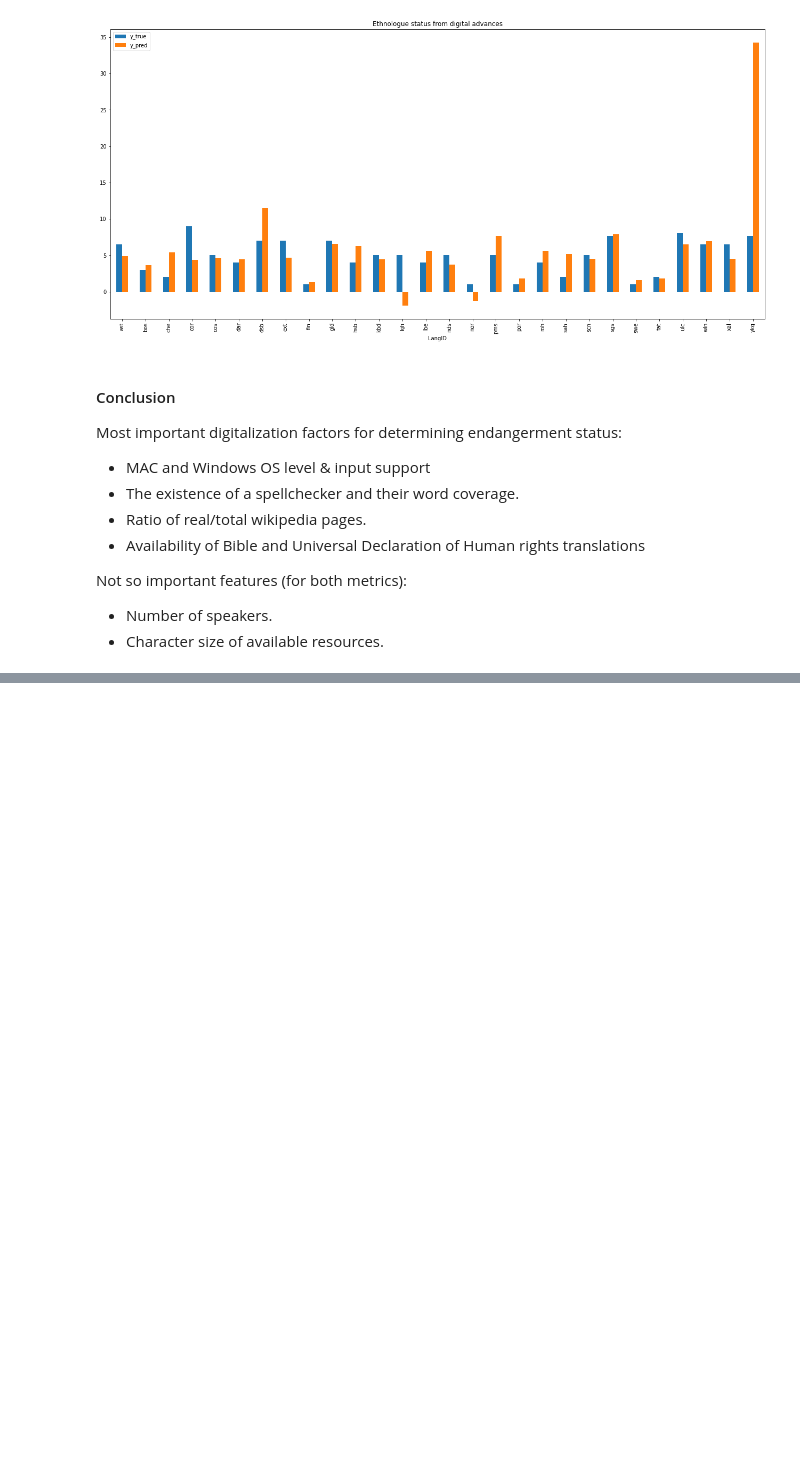
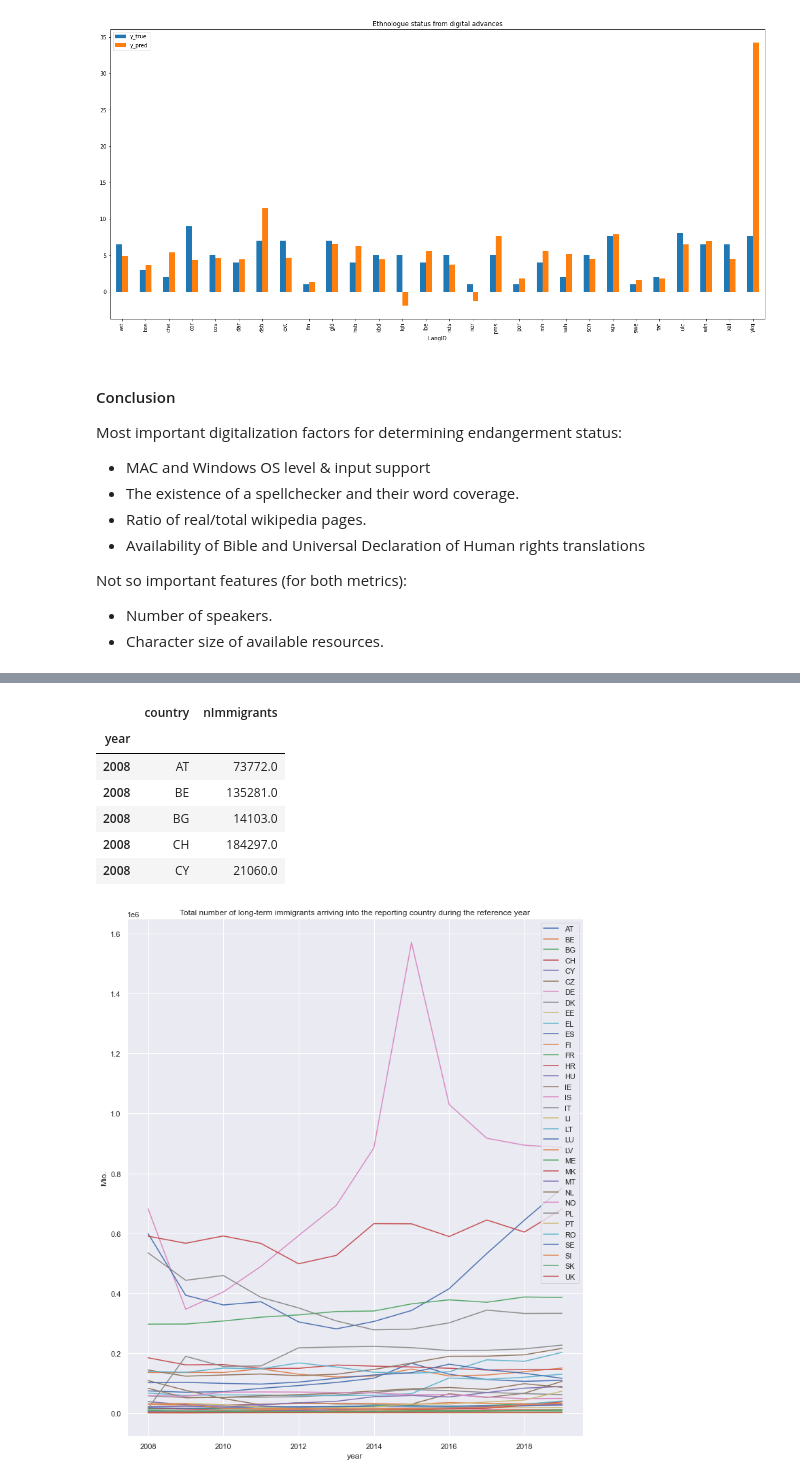
Before and after one commit to Eszti/lang-changes, a Jupyter notebook: lang_changes.ipynb, the cells around one changed output, grey strips where cells are left out. Cells and saved outputs as stored; diff of their text form; code cells hidden in the pictures; blank space fills up the shorter version.

Commit message:
inserted my stuff

```diff
--- a/lang_changes.ipynb
+++ b/lang_changes.ipynb
@@ -542,0 +604,8 @@ Not so important features (for both metrics):
+# %%
+# remove duplicates and transform first column (keep only country code)
+keepNRows = data.shape[0] // 2 # keep first half of table (68 -> 34)
+data = data.iloc[0:keepNRows, ]
+
+# keep last two characters (country code) -> new first column 'country'
+data.insert(0, 'country', data.iloc[ : , 0].apply(lambda s: s[-2: ]))
+data.head()
@@ -542,0 +619,8 @@ Not so important features (for both metrics):
+# %%
+# drop second column
+colName = data.columns[1]
+data.pop(colName)
+# convert year column names to integer
+yearColumns = range(2008,2020)
+newColumnNames = list(["country", *yearColumns])  # "*" unpacks range
+data.columns = newColumnNames
@@ -542,0 +638,36 @@ Not so important features (for both metrics):
+# %%
+# -- cleanse data
+# data.replace("[a-z]+", "", regex=True, inplace=True) # warning (could be ignored)
+data = data.replace("[a-z]+", "", regex=True, inplace=False) # alternative
+
+data.dtypes # all object
+# -> convert all year columns of DataFrame to numeric (and ignore errors caused by country)
+data = data.apply(pd.to_numeric, errors='ignore')
+
+# year columns become attribute (pivoting wide to long -> melt())
+# key is country (for each year and country, a row is to be created)
+# use the year columns for the value column
+data = data.melt(['country'], value_vars = yearColumns, var_name = 'year',
+                                              value_name = VALUE_COLNAME)
+data.set_index(['year'], inplace = True)
+# imputation: linear
+data = data.groupby('country').apply(lambda c:
+  c.interpolate(method = 'linear', limit_direction = 'both', axis = 0))
+# -- plot timeseries ----
+sns.set()
+diagTitle = "Total number of long-term immigrants arriving into the reporting country during the reference year"
+# all countries in 1 plot:
+ax = data.groupby('country')[VALUE_COLNAME].plot(figsize = [12,14], legend=True, title=diagTitle,
+                        ylabel = 'Mio.')
+# save processed data
+data.to_csv(os.path.join(PATH_DATA, "population", "immigrants.csv"), index=True)
+data.head()
+# %% [output]
+|  | country | nImmigrants |
+| year |  |  |
+| 2008 | AT | 73772.0 |
+| 2008 | BE | 135281.0 |
+| 2008 | BG | 14103.0 |
+| 2008 | CH | 184297.0 |
+| 2008 | CY | 21060.0 |
+[figure, added]
```
Also changed, not shown: parts of 37 cells of this notebook.
